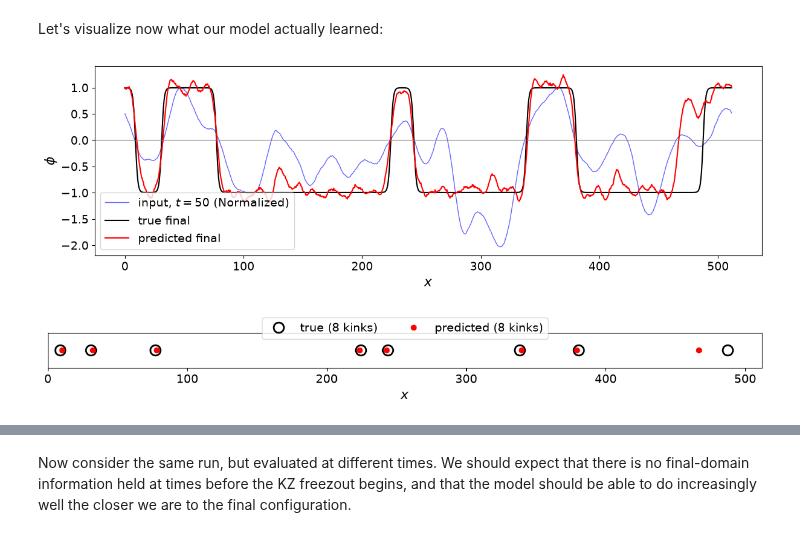
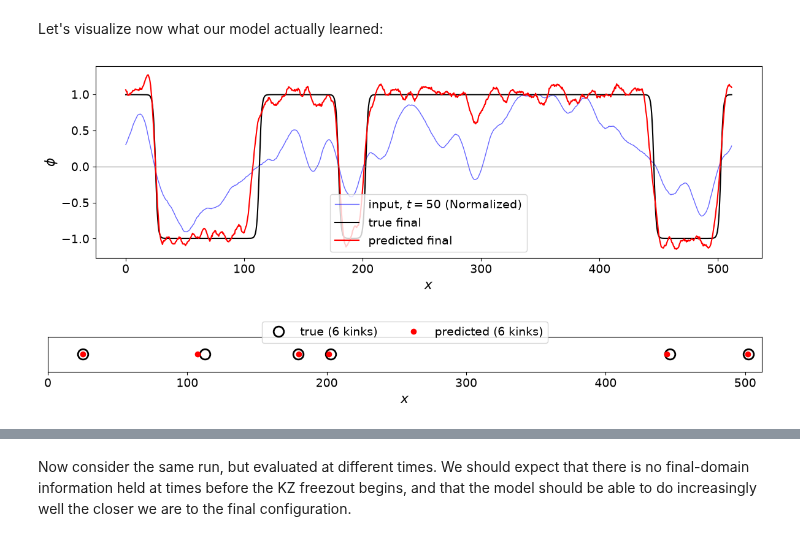
Before and after one commit to KristianMunnikhuis/MachineLearningKZ, a Jupyter notebook: notebooks/01_1d_replication.ipynb, the cells around one changed output, grey strips where cells are left out. Drawn from its saved outputs; the diff is of its cells as text; code cells hidden in the pictures.

Commit message:
Readme and figure updates, 1d

```diff
--- a/notebooks/01_1d_replication.ipynb
+++ b/notebooks/01_1d_replication.ipynb
@@ -140,24 +140,25 @@ As we can see, the model trains well, and that training extend to the validation
 Let's visualize now what our model actually learned:
 # %%
 N_VAL  = int(0.2 * len(X))   # Keras validation_split holds out the last 20%
-SAMPLE = 8                  # which validation sample to plot
+SAMPLE = 4                # which validation sample to plot
 MID    = N_WIN // 2          # middle snapshot of the input window (index 5, time t = T_SAMPLE)
 X_val, Y_val = X[-N_VAL:], Y[-N_VAL:]
 Y_pred = KZ_model.predict(X_val, verbose=0)
 
 plt.figure(figsize=(12, 4))
 plt.plot(kz.grid(), X_val[SAMPLE, MID]/np.abs(X_val[SAMPLE, MID].max()), "b-", lw=1.0, alpha=0.6, label=rf"input, $t = {T_SAMPLE}$ (Normalized)")
 plt.plot(kz.grid(), Y_val[SAMPLE],      "k-", lw=1.5, label="true final")
 plt.plot(kz.grid(), Y_pred[SAMPLE],     "r-", lw=1.5, label="predicted final")
 plt.axhline(0, color="grey", lw=0.8)
 plt.xlabel(r"$x$", fontsize=FONTSIZE)
 plt.ylabel(r"$\phi$", fontsize=FONTSIZE)
 plt.tick_params(labelsize=FONTSIZE - 2)
 plt.legend(fontsize=FONTSIZE - 2)
 plt.tight_layout()
+plt.savefig("../figures/1d/Predicted_Final_1d.png",dpi=500)
 plt.show()
 # %% [output]
-[figure, old version]
+[figure, new version]
 # %%
 
 # kink positions: where phi crosses zero (interpolated), true vs predicted
@@ -175,9 +176,10 @@ plt.xlabel(r"$x$", fontsize=FONTSIZE)
 plt.tick_params(labelsize=FONTSIZE - 2)
 plt.legend(fontsize=FONTSIZE - 2, loc="upper center", bbox_to_anchor=(0.5, 1.6), ncol=2)
 plt.tight_layout()
+plt.savefig("../figures/1d/defect_location_prediction.png",dpi=500)
 plt.show()
 # %% [output]
-[figure, old version]
+[figure, new version]
 # %% [markdown]
 ![image-2.png](attachment:image-2.png)
 ![image.png](attachment:image.png)
```
Also changed, not shown: parts of 5 cells of this notebook, 6 other files.
